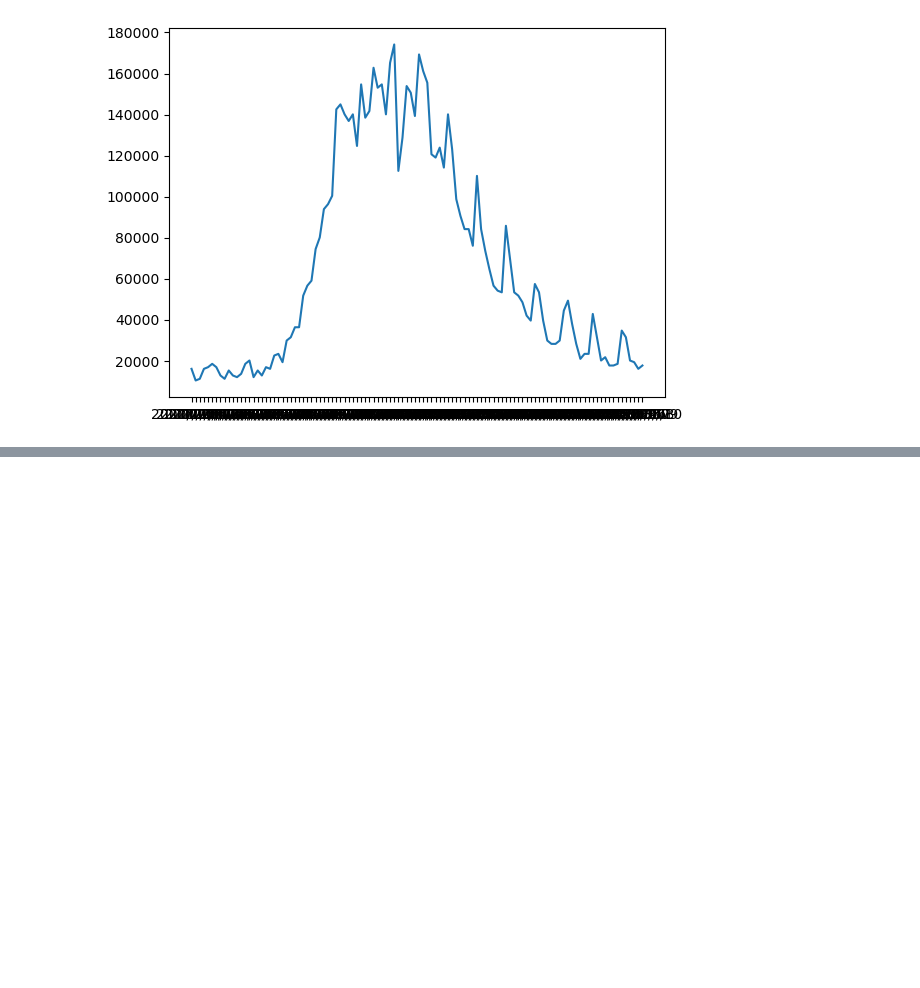
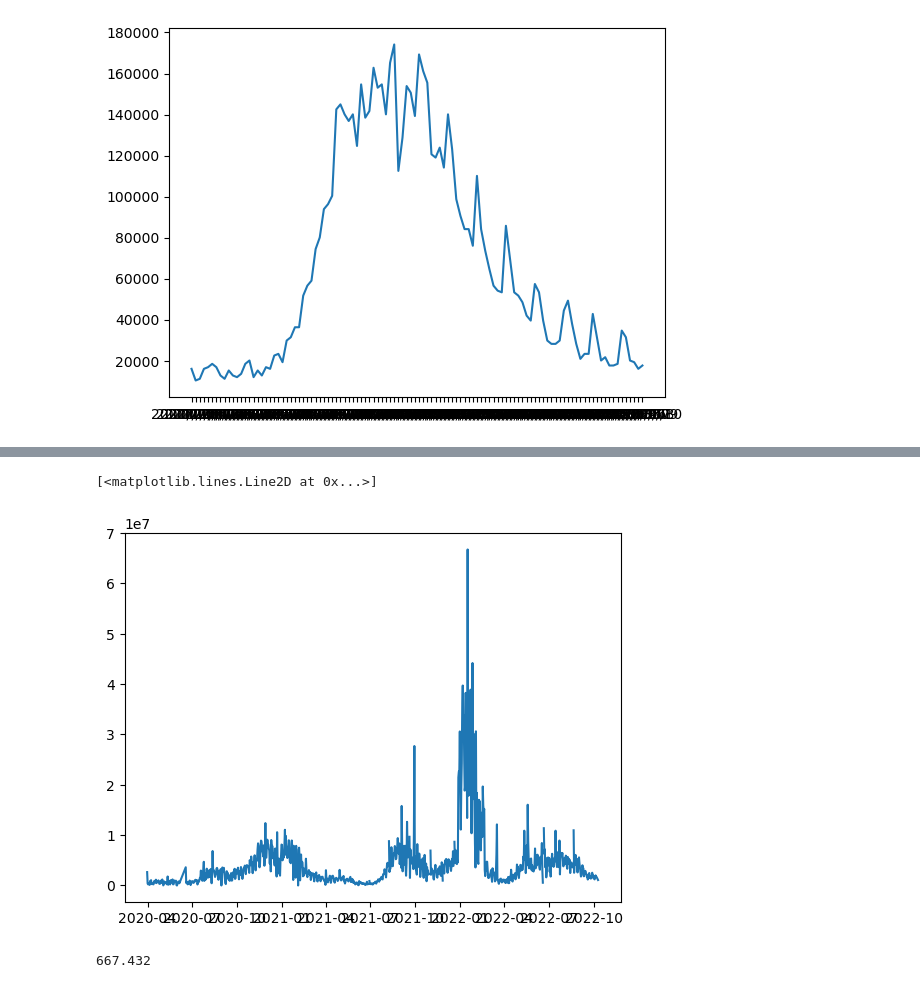
Before and after one commit to oaf9/Differential-Game-Theory-for-SIR-Models, a Jupyter notebook: Code/vanilla_SIR.ipynb, the cells around one changed output, grey strips where cells are left out. Drawn from its saved outputs; the diff is of its cells as text; code cells hidden in the pictures; blank space fills up the shorter version.

```diff
--- a/Code/vanilla_SIR.ipynb
+++ b/Code/vanilla_SIR.ipynb
@@ -31,0 +136,9 @@ plt.plot(sf_data['specimen_collection_date'],I)
+# %%
+plt.plot(100000*jc_data['Confirmed_RatePer100K'])
+# %% [output]
+[<matplotlib.lines.Line2D at 0x...>]
+[figure, added]
+# %%
+max(jc_data['Confirmed_RatePer100K'])
+# %% [output]
+667.432
```
Also changed, not shown: parts of 15 cells of this notebook, 1 other file.
